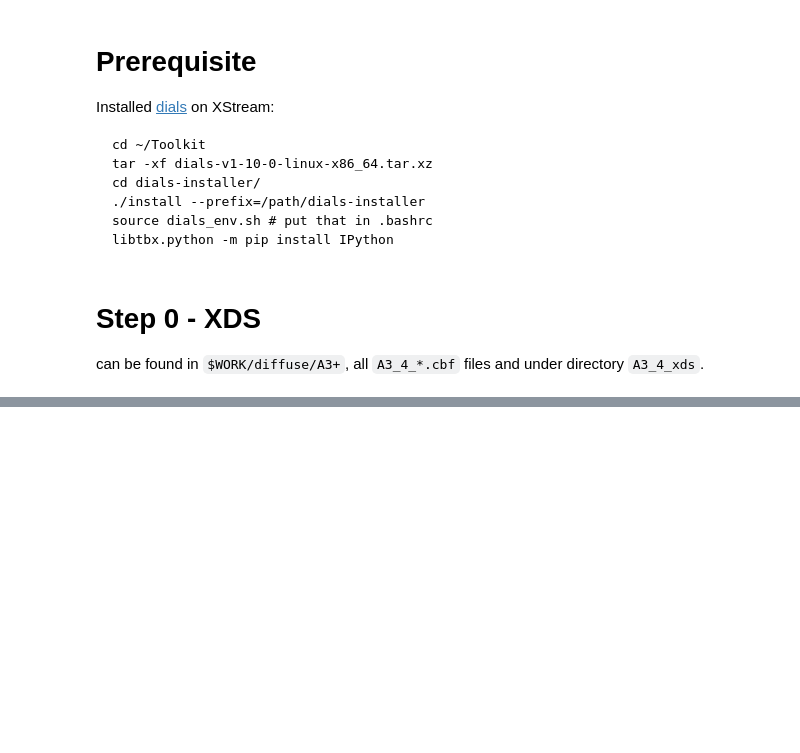
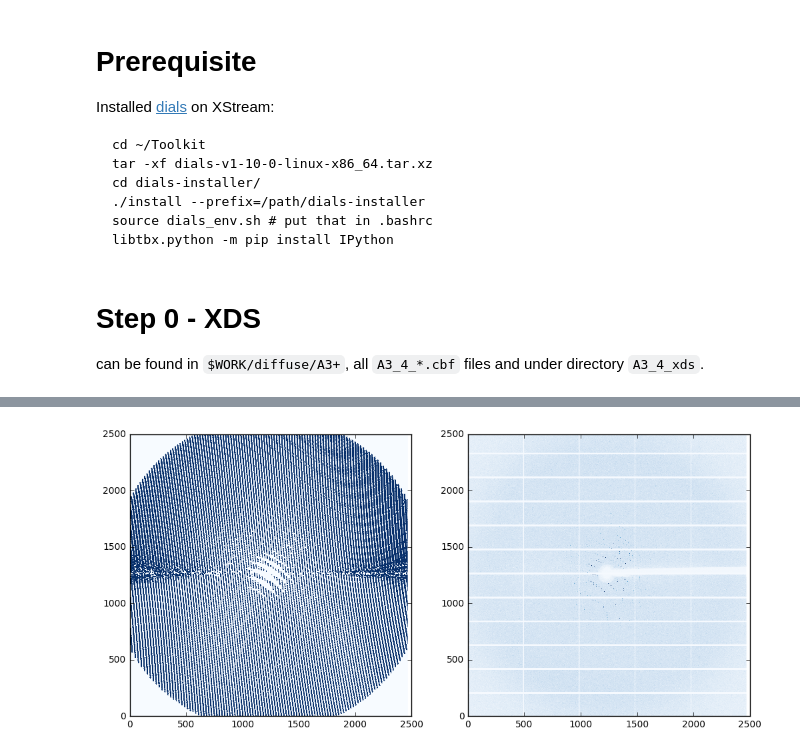
Before and after one commit to fredericpoitevin/diffuse, a Jupyter notebook: jobs/A3_4/30S A3_4.ipynb, the cells around one changed output, grey strips where cells are left out. Saved outputs shown, nothing was run; the diff lists cells and outputs as text; code cells hidden in the pictures; blank space fills up the shorter version.

```diff
--- a/jobs/A3_4/30S A3_4.ipynb
+++ b/jobs/A3_4/30S A3_4.ipynb
@@ -50,0 +136,19 @@ dials.python generate_system.py WORK/diffuse/A3+/A3_4_xds/ WORK/diffuse/jobs/A3_
+# %%
+num = 900
+img = np.load("cbf_as_npy/A3_4_00%s.npy" %num)
+system = pickle.load(open("exp/system.pickle", "rb"))
+mask = io.loadh("exp/combined_braggmasks.h5")["arr_%s" %(num-1)]
+
+f, (ax1, ax2) = plt.subplots(1, 2, figsize=(12,6))
+
+
+ax1.imshow(mask.reshape(system['shape']), cmap='Blues', vmax=1)
+ax2.imshow(img.reshape(system['shape']), cmap='Blues', vmax=100)
+
+for ax in [ax1, ax2]:
+    ax.set_xlim(0,2500)
+    ax.set_ylim(0,2500)
+    #ax.set_xlim(800,1100)
+    #ax.set_ylim(1300,1600)
+# %% [output]
+[figure, added]
```
Also changed, not shown: parts of 7 cells of this notebook, 5 other files.
